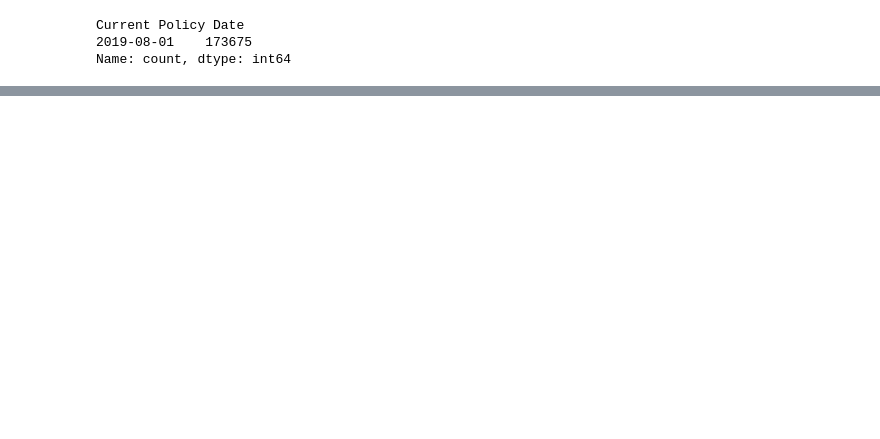
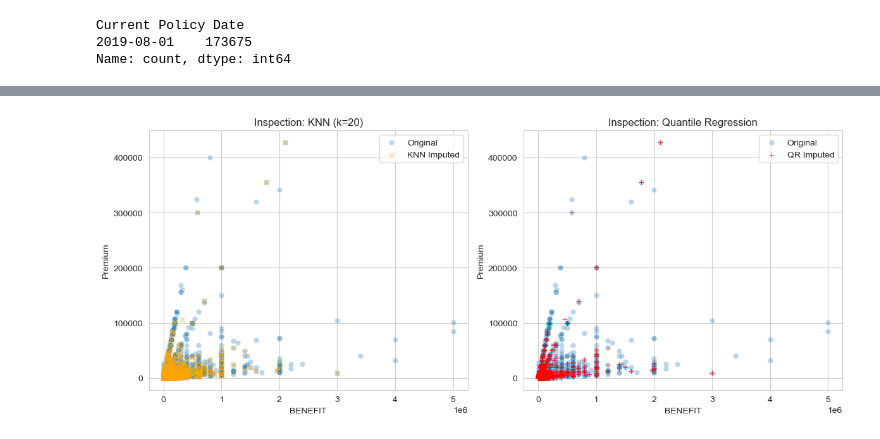
Before and after one commit to henrytan1117/insurance-lapse, a Jupyter notebook: insurance-eda.ipynb, the cells around one changed output, grey strips where cells are left out. Saved outputs shown, nothing was run; the diff lists cells and outputs as text; code cells hidden in the pictures; blank space fills up the shorter version.

```diff
--- a/insurance-eda.ipynb
+++ b/insurance-eda.ipynb
@@ -364,0 +447,13 @@ Index(['CHANNEL1', 'CHANNEL2', 'CHANNEL3', 'ENTRY AGE', 'SEX', 'POLICY TYPE 1',
+# %%
+# --- 1. SETUP & DATA SPLIT (The 70/30 Rule) ---
+# Filter for rows where both columns are present to create a "Ground Truth" set
+complete_df = df.dropna(subset=['Premium', 'BENEFIT']).copy()
+
+# Split into 70% Training and 30% Validation
+train_df, val_df = train_test_split(complete_df, test_size=0.3, random_state=42)
+
+# Create a 'Test' set with artificial NAs to measure accuracy
+val_with_holes = val_df.copy()
+# Hide 10% of Premiums and 10% of Benefits randomly
+val_with_holes.loc[val_with_holes.sample(frac=0.1).index, 'Premium'] = np.nan
+val_with_holes.loc[val_with_holes.sample(frac=0.1).index, 'BENEFIT'] = np.nan
@@ -364,0 +500,32 @@ Index(['CHANNEL1', 'CHANNEL2', 'CHANNEL3', 'ENTRY AGE', 'SEX', 'POLICY TYPE 1',
+# %%
+# --- 3. METHOD: Quantile Regression (Separate Models) ---
+# Model A: Predict Premium using Benefit
+mod_p = smf.quantreg('Premium ~ BENEFIT', train_df).fit(q=0.5) # Median
+
+# Model B: Predict Benefit using Premium
+mod_b = smf.quantreg('BENEFIT ~ Premium', train_df).fit(q=0.5) # Median
+
+# Apply predictions to fill NAs
+val_qr = val_with_holes.copy()
+val_qr['Premium'] = val_qr['Premium'].fillna(mod_p.predict(val_qr))
+val_qr['BENEFIT'] = val_qr['BENEFIT'].fillna(mod_b.predict(val_qr))
+# %%
+# --- 4. PROFESSOR'S INSPECTION: Joint Distribution ---
+plt.figure(figsize=(12, 5))
+
+# Plot 1: Original vs KNN Imputed
+plt.subplot(1, 2, 1)
+sns.scatterplot(data=complete_df, x='BENEFIT', y='Premium', alpha=0.3, label='Original')
+sns.scatterplot(data=val_imputed_knn, x='BENEFIT', y='Premium', color='orange', marker='x', label='KNN Imputed')
+plt.title("Inspection: KNN (k=20)")
+
+# Plot 2: Original vs Quantile Regression Imputed
+plt.subplot(1, 2, 2)
+sns.scatterplot(data=complete_df, x='BENEFIT', y='Premium', alpha=0.3, label='Original')
+sns.scatterplot(data=val_qr, x='BENEFIT', y='Premium', color='red', marker='+', label='QR Imputed')
+plt.title("Inspection: Quantile Regression")
+
+plt.tight_layout()
+plt.show()
+# %% [output]
+[figure, added]
```
Also changed, not shown: parts of 24 cells of this notebook.
